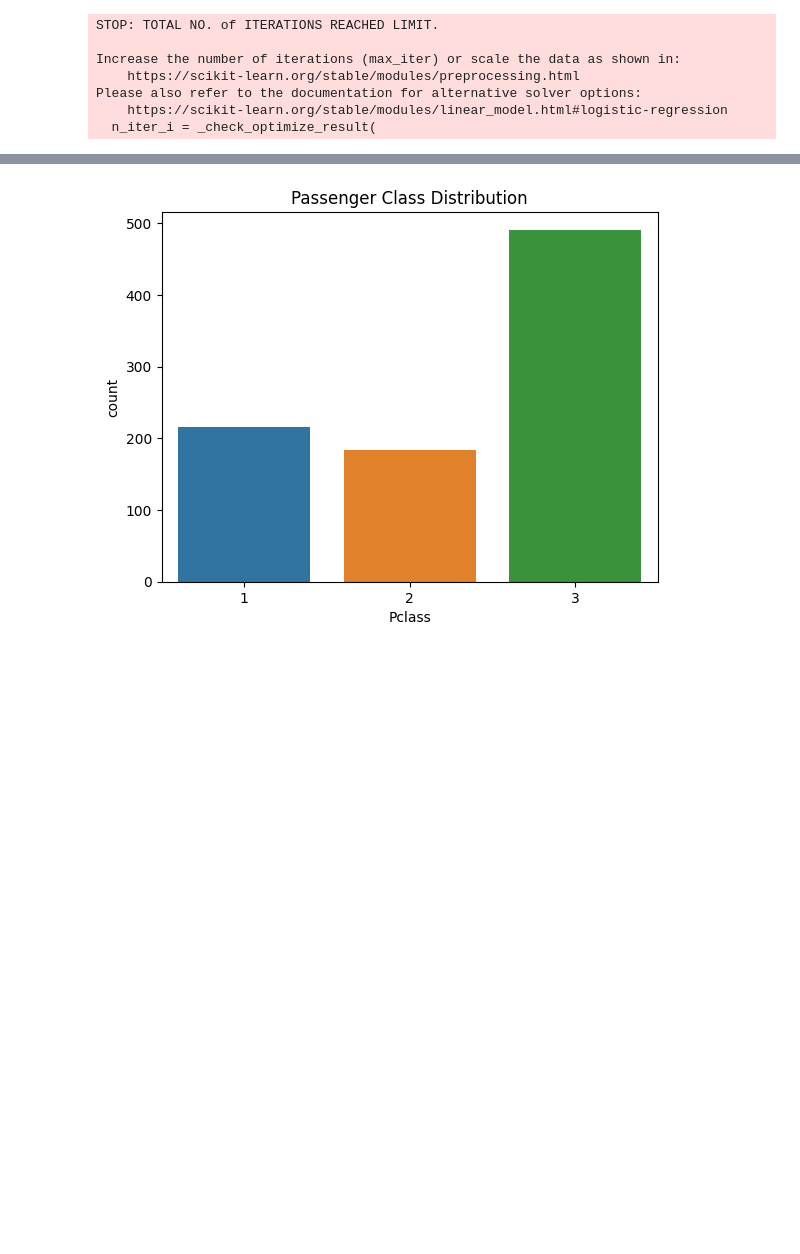
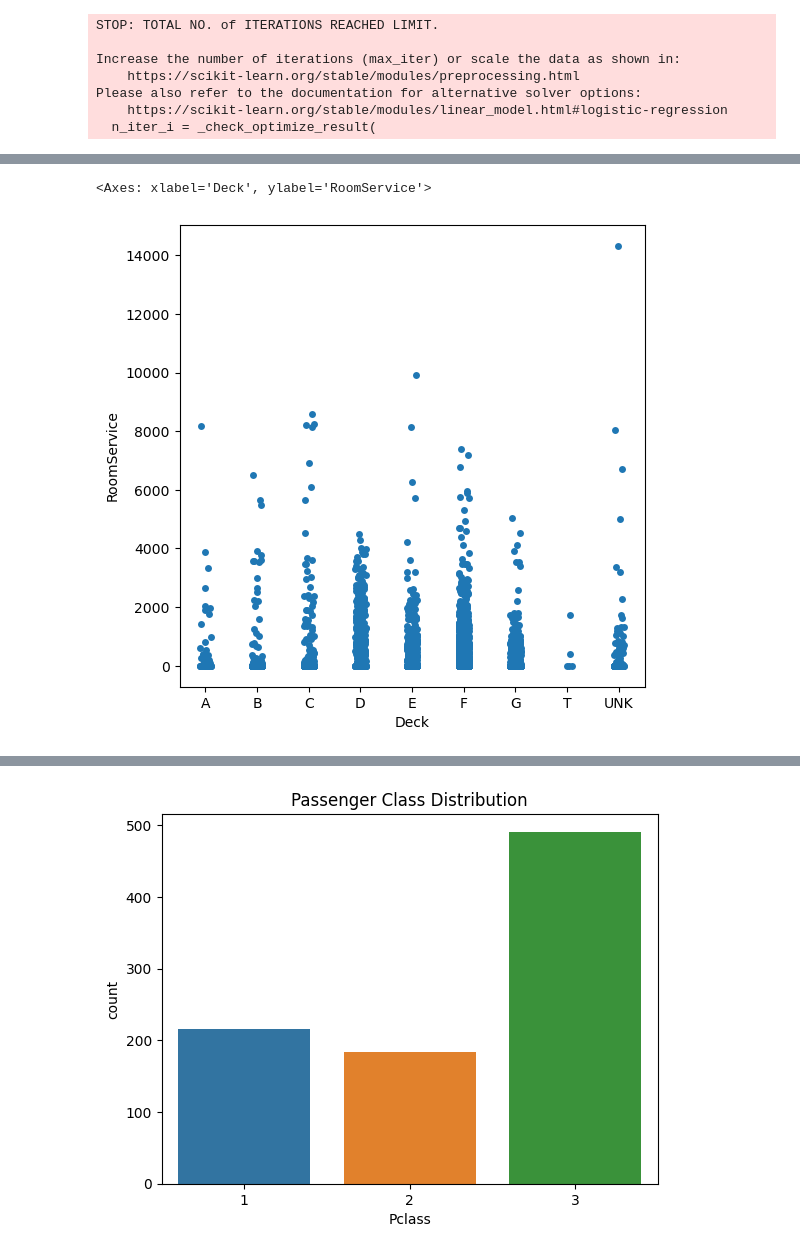
Before and after one commit to mklasby/ensf-444, a Jupyter notebook: lab-5/Lab-5-SVC-Trees-and-scaling-solutions.ipynb, the cells around one changed output, grey strips where cells are left out. Cells and saved outputs as stored; diff of their text form; code cells hidden in the pictures; blank space fills up the shorter version.

```diff
--- a/lab-5/Lab-5-SVC-Trees-and-scaling-solutions.ipynb
+++ b/lab-5/Lab-5-SVC-Trees-and-scaling-solutions.ipynb
@@ -430,0 +546,5 @@ for name, model in model.items():
+# %%
+# SPACESHIP TITANIC EXAMPLE
+# Extract first letter of cabin and assign to new feature named "Deck"
+space_df.loc[:, 'Deck'] = space_df['Cabin'].apply(lambda x: x[0] if x is not np.NaN else x)
+space_df[['Deck', 'Cabin']].head()
@@ -430,0 +579,12 @@ for name, model in model.items():
+# %%
+# SPACESHIP TITANIC EXAMPLE
+# Plot seaborn strip plot of RoomService vs. Deck.
+# Encoding missing values as UNK but do not overwrite original DataFrame yet
+fig, ax = plt.subplots(figsize=(6,6))
+sns.stripplot(
+    x=space_df.sort_values(by='Deck')['Deck'].fillna("UNK"),
+    y=space_df.sort_values(by='Deck')['RoomService']
+    )
+# %% [output]
+<Axes: xlabel='Deck', ylabel='RoomService'>
+[figure, added]
```
Also changed, not shown: parts of 51 cells of this notebook.
